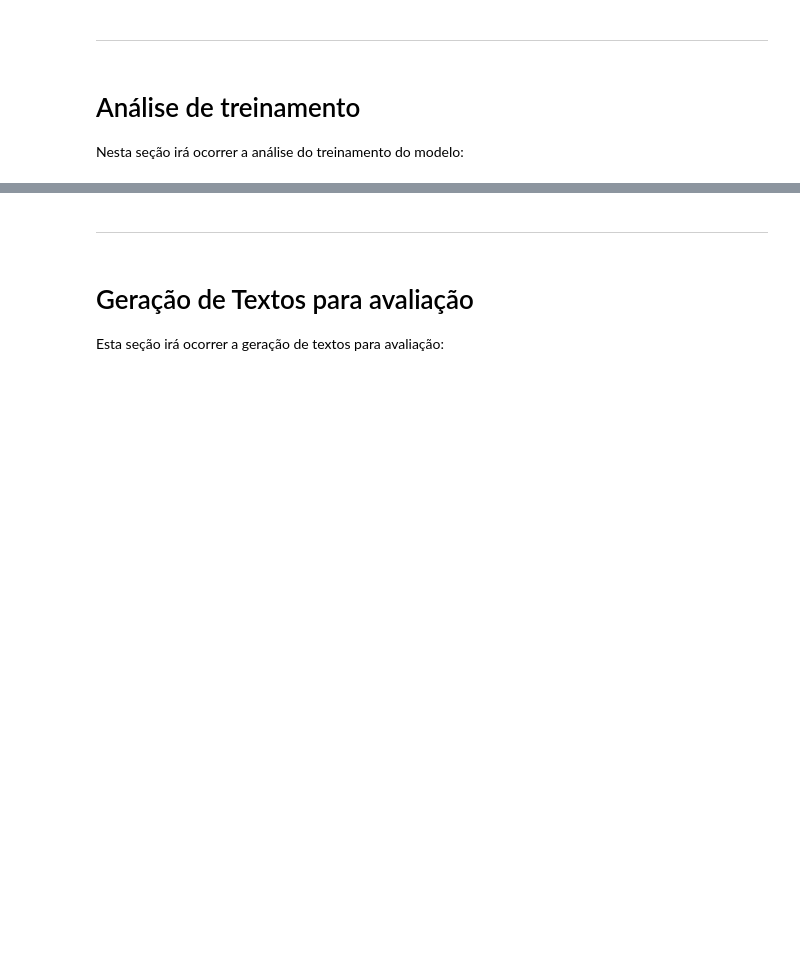
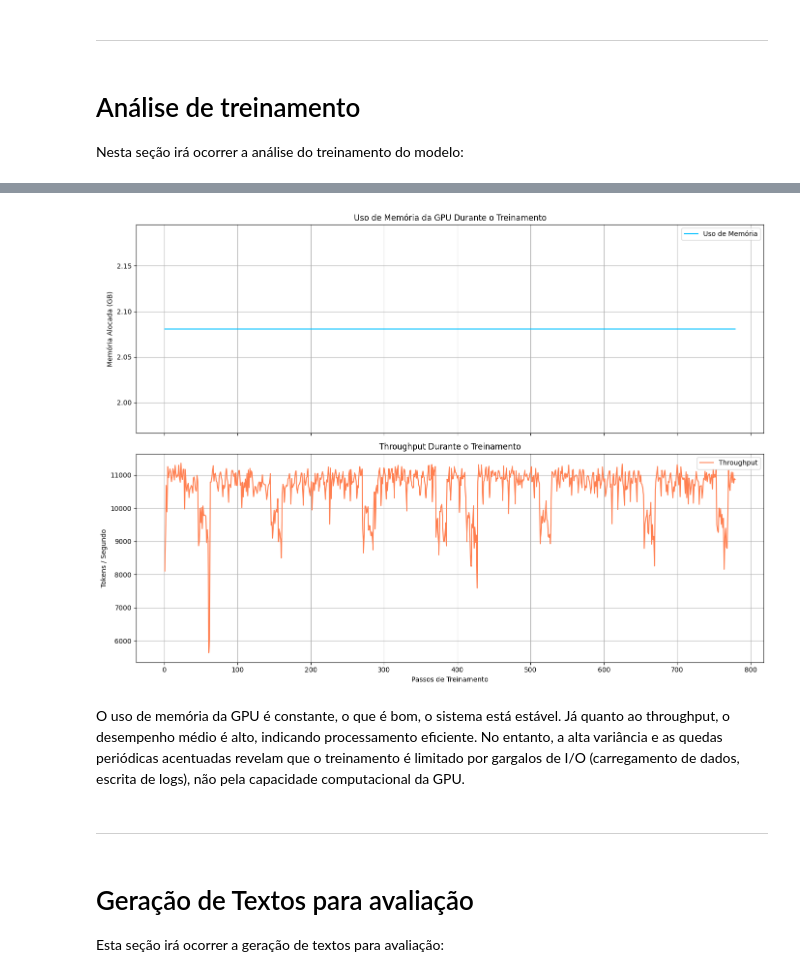
Before and after one commit to PauloHFS/gpt2-from-scratch, a Jupyter notebook: main.ipynb, the cells around one changed output, grey strips where cells are left out. Saved outputs shown, nothing was run; the diff lists cells and outputs as text; code cells hidden in the pictures; blank space fills up the shorter version.

```diff
--- a/main.ipynb
+++ b/main.ipynb
@@ -197,3 +207,37 @@ plt.show()
+# %%
+fig, axes = plt.subplots(2, 1, figsize=(14, 10), sharex=True)
+
+axes[0].plot(
+    np.arange(1, len(final_metrics.gpu_memory) + 1),
+    final_metrics.gpu_memory,
+    color='deepskyblue',
+    label='Uso de Memória'
+)
+axes[0].set_title('Uso de Memória da GPU Durante o Treinamento')
+axes[0].set_ylabel('Memória Alocada (GB)')
+axes[0].grid(True)
+axes[0].legend()
+
+axes[1].plot(
+    np.arange(1, len(final_metrics.throughput) + 1),
+    final_metrics.throughput,
+    color='coral',
+    label='Throughput'
+)
+axes[1].set_title('Throughput Durante o Treinamento')
+axes[1].set_ylabel('Tokens / Segundo')
+axes[1].grid(True)
+axes[1].legend()
+
+plt.xlabel('Passos de Treinamento')
+
+plt.tight_layout()
+
+plt.show()
+# %% [output]
+[figure, added]
+# %% [markdown]
+O uso de memória da GPU é constante, o que é bom, o sistema está estável. Já quanto ao throughput, o desempenho médio é alto, indicando processamento eficiente. No entanto, a alta variância e as quedas periódicas acentuadas revelam que o treinamento é limitado por gargalos de I/O (carregamento de dados, escrita de logs), não pela capacidade computacional da GPU.
 # %% [markdown]
 ---
 # %% [markdown]
```
Also changed, not shown: parts of 10 cells of this notebook.
